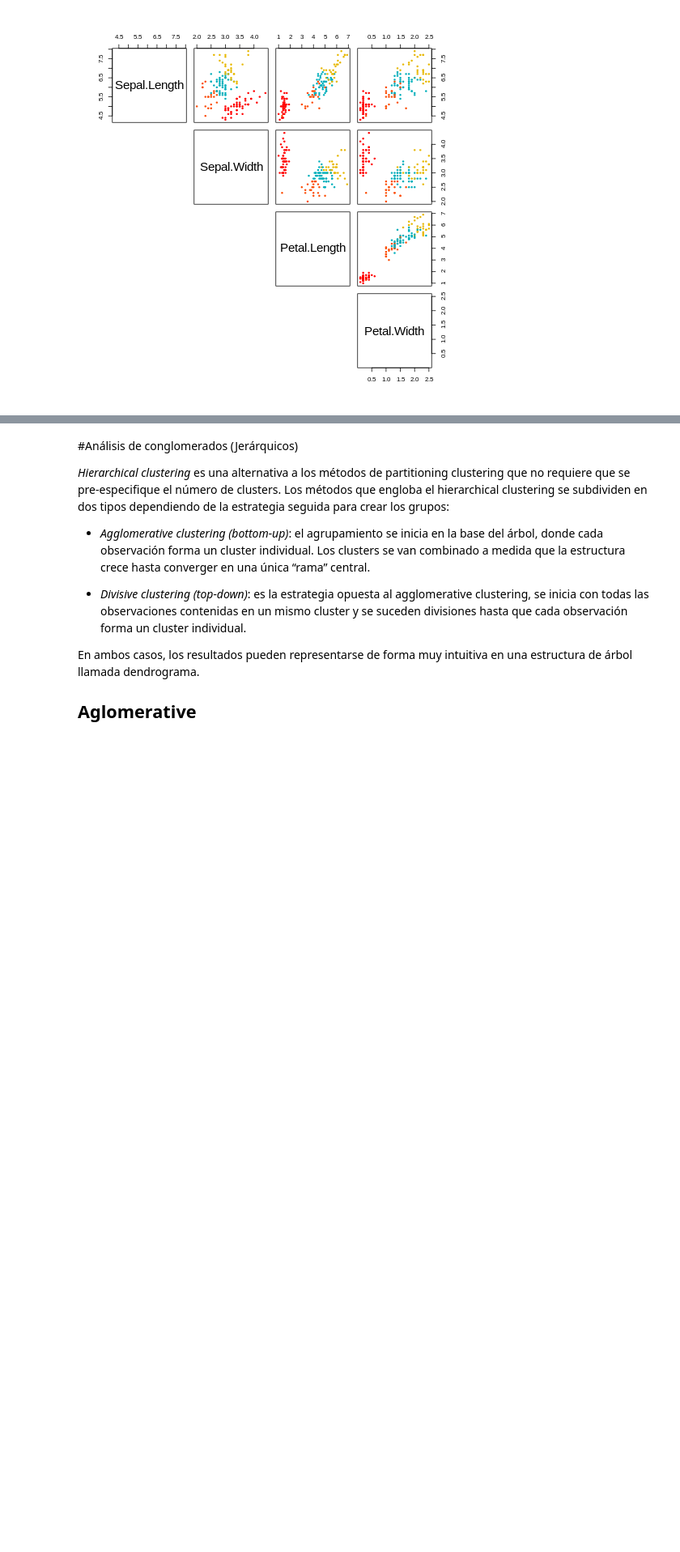
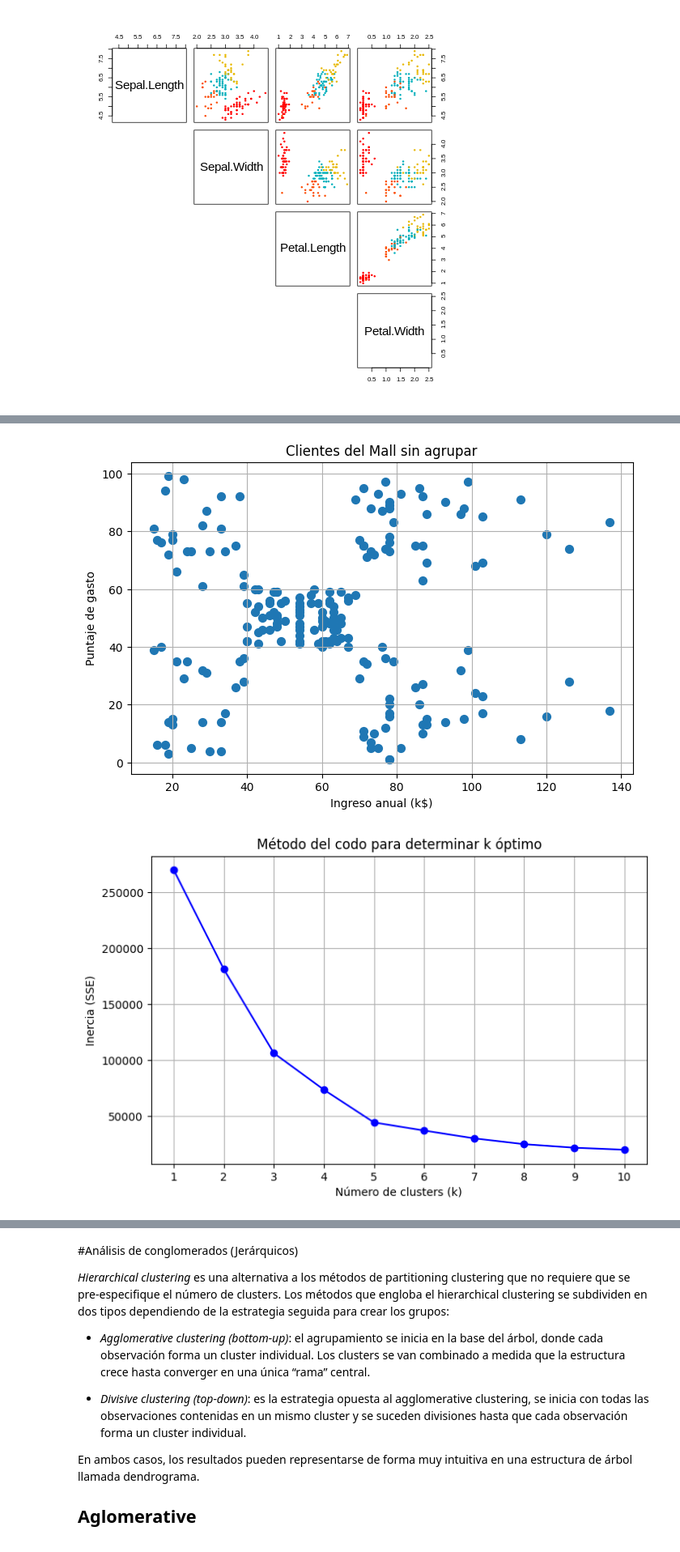
Before and after one commit to pikey-msc/AprendizMaquina, a Jupyter notebook: 2025-2/No Supervisados/no_supervisados_r_pyth.ipynb, the cells around one changed output, grey strips where cells are left out. Shown at 81% size. Drawn from its saved outputs; the diff is of its cells as text; code cells hidden in the pictures; blank space fills up the shorter version.

```diff
--- a/2025-2/No Supervisados/no_supervisados_r_pyth.ipynb
+++ b/2025-2/No Supervisados/no_supervisados_r_pyth.ipynb
@@ -668,0 +741,80 @@ print(table(iris$Species,iris$clstr))
+# %%
+# ===============================
+# 1. Cargar librerías
+# ===============================
+import pandas as pd
+import numpy as np
+import matplotlib.pyplot as plt
+from sklearn.cluster import KMeans
+from sklearn.metrics import silhouette_score
+
+# ===============================
+# 2. Cargar datos reales (Mall Customers)
+# ===============================
+url = "https://raw.githubusercontent.com/tirthajyoti/Machine-Learning-with-Python/master/Datasets/Mall_Customers.csv"
+df = pd.read_csv(url)
+df.columns = df.columns.str.strip()  # limpiar espacios
+
+# Seleccionamos solo dos columnas para visualización
+X = df[['Annual Income (k$)', 'Spending Score (1-100)']].values
+
+# ===============================
+# 3. Visualización de los datos sin agrupar
+# ===============================
+plt.figure(figsize=(8,5))
+plt.scatter(X[:, 0], X[:, 1], s=50)
+plt.xlabel("Ingreso anual (k$)")
+plt.ylabel("Puntaje de gasto")
+plt.title("Clientes del Mall sin agrupar")
+plt.grid(True)
+plt.show()
+
+# ===============================
+# 4. Gráfica del Codo
+# ===============================
+inertias = []
+K_range = range(1, 11)
+
+for k in K_range:
+    kmeans = KMeans(n_clusters=k, random_state=42, n_init=10)
+    kmeans.fit(X)
+    inertias.append(kmeans.inertia_)
+
+plt.figure(figsize=(8,5))
+plt.plot(K_range, inertias, 'bo-')
+plt.xlabel("Número de clusters (k)")
+plt.ylabel("Inercia (SSE)")
+plt.title("Método del codo para determinar k óptimo")
+plt.grid(True)
+plt.xticks(K_range)
+plt.show()
+
+# ===============================
+# 5. Aplicación de KMeans con k=5 (por ejemplo)
+# ===============================
+k_optimo = 5
+kmeans = KMeans(n_clusters=k_optimo, random_state=42, n_init=10)
+y_kmeans = kmeans.fit_predict(X)
+
+# ===============================
+# 6. Visualización de clusters
+# ===============================
+plt.figure(figsize=(8,5))
+plt.scatter(X[:, 0], X[:, 1], c=y_kmeans, s=50, cmap='viridis')
+centros = kmeans.cluster_centers_
+plt.scatter(centros[:, 0], centros[:, 1], c='red', s=200, alpha=0.75, marker='X', label='Centroides')
+plt.xlabel("Ingreso anual (k$)")
+plt.ylabel("Puntaje de gasto")
+plt.title(f"Segmentación de Clientes con K-Means (k={k_optimo})")
+plt.legend()
+plt.grid(True)
+plt.show()
+
+# ===============================
+# 7. Evaluación: Silhouette Score
+# ===============================
+silhouette = silhouette_score(X, y_kmeans)
+print(f"Coeficiente de Silhouette para k={k_optimo}: {silhouette:.4f}")
+# %% [output]
+[figure, added]
+[figure, added]
```
Also changed, not shown: parts of 11 cells of this notebook.
